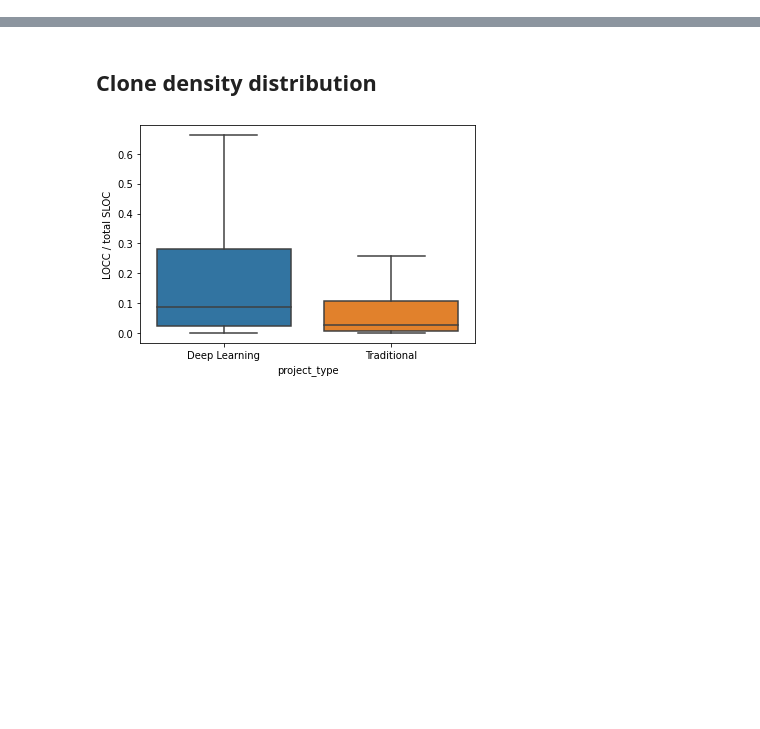
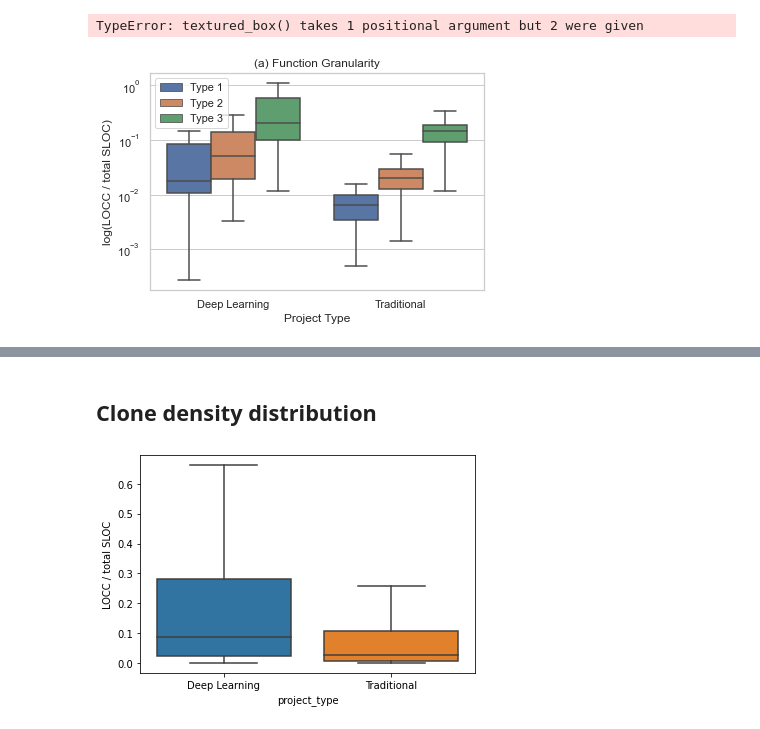
Before and after one commit to Hadhemii/ClonesInDLCode, a Jupyter notebook: RQ1.ipynb, the cells around one changed output, grey strips where cells are left out. Drawn from its saved outputs; the diff is of its cells as text; code cells hidden in the pictures; blank space fills up the shorter version.

```diff
--- a/RQ1.ipynb
+++ b/RQ1.ipynb
@@ -8,0 +11,40 @@ import numpy as np
+# %%
+global bar
+def textured_box(bar):
+    # Define some hatches
+    hatches = cycle(['///','x', '*', 'o','-', '+', '\\'])
+
+    # Loop over the bars
+    for i,thisbar in enumerate(bar.artists):
+        # Set a different hatch for each bar
+        thisbar.set_hatch(hatches[i])
+# %%
+global bar
+global num_metrics
+hatches = cycle(['///','x', '*', 'o','-', '+', '\\'])
+def textured_box(bar,num_metrics):
+
+    for i, patch in enumerate(bar.artists):
+        # Blue bars first, then green bars
+        if i % num_metrics == 0:
+            hatch = next(hatches)
+        patch.set_hatch(hatch)
+# %%
+global bar
+def textured_box(bar):
+    #Loop over the bars
+    hatches = ["/", "o", "*", "\\"]
+    for hatch, patch in zip(hatches, ml_trad_boxplot.artists):
+        patch.set_hatch(hatch)
+# %%
+ml_trad_boxplot = sns.boxplot(x="project_type", y="LOCC / total SLOC", data=repos_clones_size_fct, showfliers=False, hue='clone_type')
+ml_trad_boxplot.set_yscale("log")
+ml_trad_boxplot.set(xlabel='Project Type', ylabel='log(LOCC / total SLOC)')
+plt.legend(loc='best')
+plt.title('(a) Function Granularity')
+num_metrics = len(repos_clones_size_fct.project_type.unique())
+textured_box(ml_trad_boxplot,num_metrics)
+plt.show()
+# %% [output]
+TypeError: textured_box() takes 1 positional argument but 2 were given
+[figure, added]
```
Also changed, not shown: parts of 17 cells of this notebook, 8 other files.
